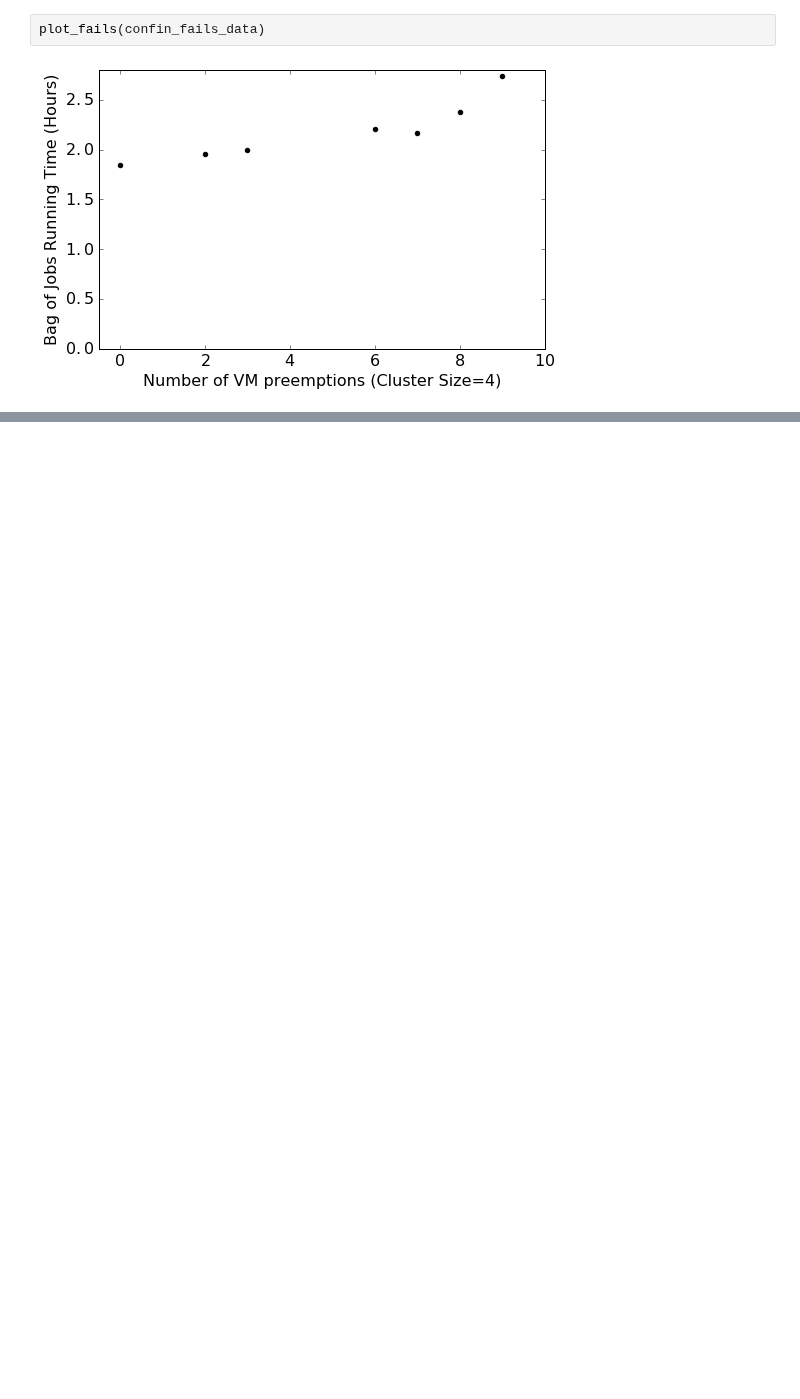
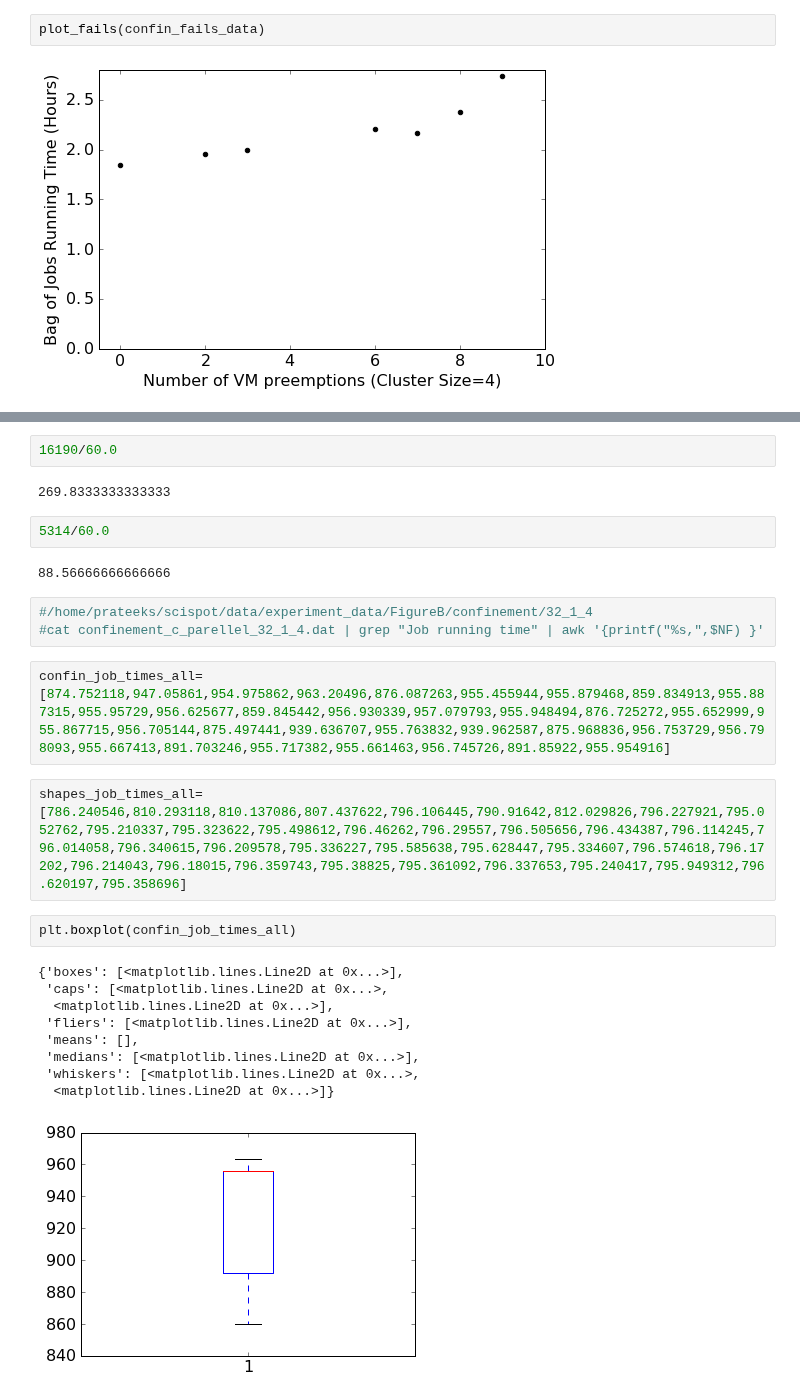
Before and after one commit to prateek-s/scispot, a Jupyter notebook: data/gr-exploit.ipynb, the cells around one changed output, grey strips where cells are left out. Saved outputs shown, nothing was run; the diff lists cells and outputs as text; blank space fills up the shorter version.

Commit message:
some new graphs

```diff
--- a/data/gr-exploit.ipynb
+++ b/data/gr-exploit.ipynb
@@ -110,0 +116,27 @@ plot_fails(confin_fails_data)
+# %%
+16190/60.0
+# %% [output]
+269.8333333333333
+# %%
+5314/60.0
+# %% [output]
+88.56666666666666
+# %%
+#/home/prateeks/scispot/data/experiment_data/FigureB/confinement/32_1_4
+#cat confinement_c_parellel_32_1_4.dat | grep "Job running time" | awk '{printf("%s,",$NF) }'
+# %%
+confin_job_times_all=[874.752118,947.05861,954.975862,963.20496,876.087263,955.455944,955.879468,859.834913,955.887315,955.95729,956.625677,859.845442,956.930339,957.079793,955.948494,876.725272,955.652999,955.867715,956.705144,875.497441,939.636707,955.763832,939.962587,875.968836,956.753729,956.798093,955.667413,891.703246,955.717382,955.661463,956.745726,891.85922,955.954916]
+# %%
+shapes_job_times_all=[786.240546,810.293118,810.137086,807.437622,796.106445,790.91642,812.029826,796.227921,795.052762,795.210337,795.323622,795.498612,796.46262,796.29557,796.505656,796.434387,796.114245,796.014058,796.340615,796.209578,795.336227,795.585638,795.628447,795.334607,796.574618,796.17202,796.214043,796.18015,796.359743,795.38825,795.361092,796.337653,795.240417,795.949312,796.620197,795.358696]
+# %%
+plt.boxplot(confin_job_times_all)
+# %% [output]
+{'boxes': [<matplotlib.lines.Line2D at 0x...>],
+ 'caps': [<matplotlib.lines.Line2D at 0x...>,
+  <matplotlib.lines.Line2D at 0x...>],
+ 'fliers': [<matplotlib.lines.Line2D at 0x...>],
+ 'means': [],
+ 'medians': [<matplotlib.lines.Line2D at 0x...>],
+ 'whiskers': [<matplotlib.lines.Line2D at 0x...>,
+  <matplotlib.lines.Line2D at 0x...>]}
+[figure, added]
```
Also changed, not shown: parts of 3 cells of this notebook, 5 other files.
